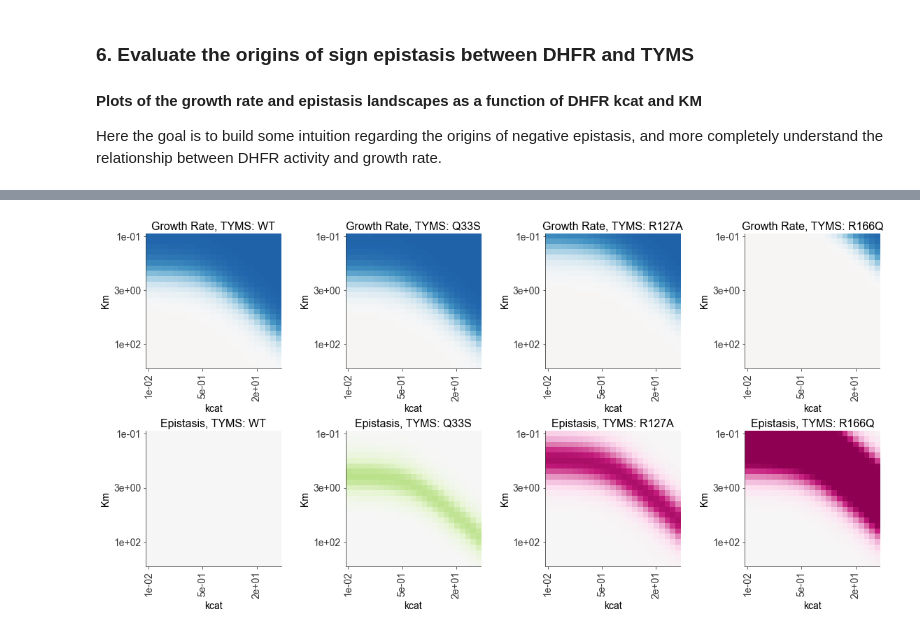
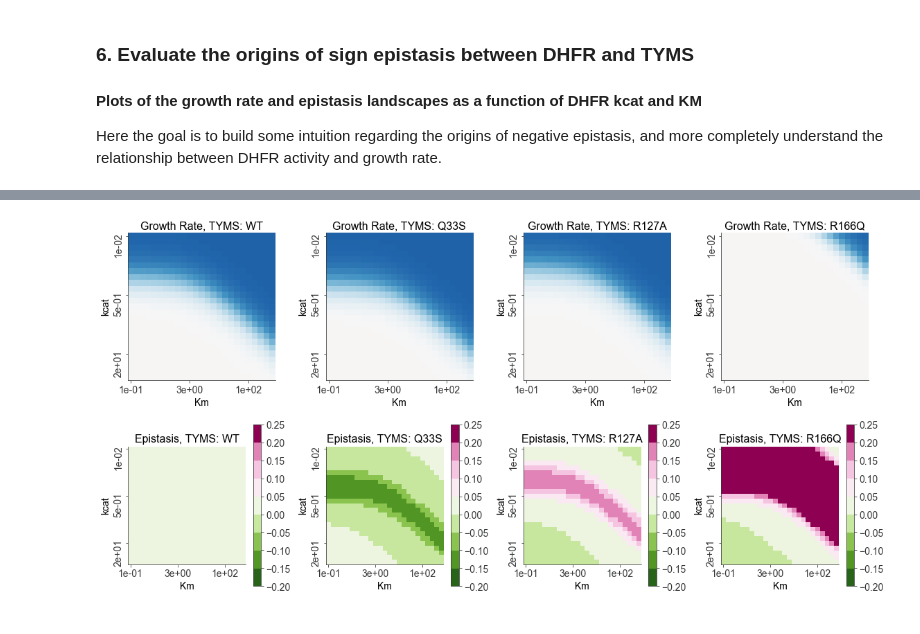
Before and after one commit to reynoldsk/dhfr-tyms-epistasis, a Jupyter notebook: 1_KGModel.ipynb, the cells around one changed output, grey strips where cells are left out. Cells and saved outputs as stored; diff of their text form; code cells hidden in the pictures.

```diff
--- a/1_KGModel.ipynb
+++ b/1_KGModel.ipynb
@@ -736,7 +738,7 @@ for i in range(Nsamp):
         c_dh_all2samp[i] = kg_all_fit2.x[5]
         g_params_all2samp[i,:] = kg_all_fit2.x[6:]
 
-        gr_pred_allfit2samp[i,:,:] = calcGR(Ftot_all2samp[i],c_ts_all2samp[i,:],c_dh_all2samp[i],\
+        gr_pred_allfit2samp[i,:,:] = calcGR(Ftot_all2samp[i],c_ts_all2samp[i,0],c_ts_all2samp[i,:],c_dh_all2samp[i],\
                                             tskcat_sel,dhkcat_sel,tskm_sel,dhkm_sel,g_params_all2samp[i,:])
 
 #calculate means and error on the parameters
@@ -977,7 +980,13 @@ If we constrain the model to only fit a single TYMS concentration, the overall c
 We also visualize the growth rate and epistasis predictions for our best fit model as a heatmap.
 # %%
 plt.figure(num='h2',figsize=(8,8))
-divnorm = colors.TwoSlopeNorm(vmin=-0.25, vcenter=0, vmax=0.6)
+#divnorm = colors.TwoSlopeNorm(vmin=-0.25, vcenter=0, vmax=0.6)
+bounds = np.arange(-0.2, 0.3, 0.05)
+base = plt.cm.get_cmap('PiYG_r')
+cmap_discrete = base(np.linspace(0,1,len(bounds)))
+newmap = colors.ListedColormap(cmap_discrete)
+newmap.set_bad(color='grey')
+norm_epi = colors.BoundaryNorm(bounds,newmap.N)
 
 plt.subplot(2,2,1)
 plt.imshow(g_rates_mean,vmin=0, vmax=2,cmap='RdBu_r')
@@ -1001,7 +1010,7 @@ plt.title('Predicted GR', fontsize=16)
 plt.colorbar()
 
 plt.subplot(2,2,3)
-plt.imshow(epi_meas,norm=divnorm,cmap='PiYG_r')
+plt.imshow(epi_meas,norm=norm_epi,cmap=newmap)
 plot_style.grid_maker(g_rates_mean,'h2')
 plt.yticks(np.arange(0,len(DHFR_mut)),\
                              labels=DHFR_mut)
@@ -1011,7 +1020,7 @@ plt.xticks(np.arange(0,len(TYMS_mut)),\
 plt.title('Measured Epi', fontsize=16)
 
 plt.subplot(2,2,4)
-plt.imshow(epi_pred,norm=divnorm,cmap='PiYG_r')
+plt.imshow(epi_pred,norm=norm_epi,cmap=newmap)
 plot_style.grid_maker(g_rates_mean,'h2')
 plt.yticks(np.arange(0,len(DHFR_mut)),\
                              labels=DHFR_mut)
@@ -1043,13 +1052,17 @@ for i,ts in enumerate(TYMS_mut):
     #(across each TYMS background)
     for j,kcat in enumerate(dhkcat_vary):
         for k,km in enumerate(dhKm_vary):
-            gr = calcGR(Ftot_all2,c_ts_all2[i],c_dh_all2,TYMS_kcat[ts],kcat,TYMS_Km[ts],km,g_params_all2)
+            gr = calcGR(Ftot_all2,c_ts_all2[0],c_ts_all2[i],c_dh_all2,TYMS_kcat[ts],kcat,TYMS_Km[ts],km,g_params_all2)
             gr_varydh[ts][j,k] = gr
 
 #Now - we go back and calculate growth rate epistasis for the different TYMS variants
 epi_varydh = {}
+sig_epi_kcat = {}
+sig_epi_kcatKm = {}
 for i,ts in enumerate(TYMS_mut):
     epi_varydh[ts] = np.zeros((len(dhkcat_vary),len(dhKm_vary)))
+    sig_epi_kcat[ts] = []
+    sig_epi_kcatKm[ts] = []
     if ts == 'WT':
         kcat_grid = np.zeros((len(dhkcat_vary),len(dhKm_vary)))
         km_grid = np.zeros((len(dhkcat_vary),len(dhKm_vary)))
@@ -1058,10 +1071,14 @@ for i,ts in enumerate(TYMS_mut):
                 epi_varydh[ts][j,k] = gr_varydh[ts][j,k] + (gr_pred_allfit2[1,0] - gr_pred_allfit2[1,i] - gr_varydh['WT'][j,k])
                 kcat_grid[j,k] = dkcat
                 km_grid[j,k] = dkm
+
     else:
         for j,dkcat in enumerate(dhkcat_vary):
             for k,dkm in enumerate(dhKm_vary):
                 epi_varydh[ts][j,k] = gr_varydh[ts][j,k] + (gr_pred_allfit2[1,0] - gr_pred_allfit2[1,i] - gr_varydh['WT'][j,k])
+                if np.abs(epi_varydh[ts][j,k]) > 0.05:
+                    sig_epi_kcat[ts].append(dkcat)
+                    sig_epi_kcatKm[ts].append(dkcat/dkm)
 # %%
 #create landscape plots of growth rate as function of DHFR kcat and Km
 #for each of the three TYMS backgrounds, and layer on the experimental measurements
@@ -1089,31 +1106,32 @@ plt.savefig('Figs/KGModelLandscapes.pdf')
 # %%
 #create heatmaps of growth rate and epistasis as a function of DHFR kcat and Km
 #for each of the four TYMS backgounds
 plt.figure(num='h3',figsize=(16,8))
 for i,ts in enumerate(TYMS_mut):
     plt.subplot(2,4,(i+1))
     plt.imshow(gr_varydh[ts],cmap='RdBu_r',vmax=2,vmin=0)
     plt.title('Growth Rate, TYMS: '+ts,fontsize=16)
-    plt.xticks(np.arange(0,len(dhkcat_vary),10),rotation='vertical',\
+    plt.yticks(np.arange(0,len(dhkcat_vary),10),rotation='vertical',\
                              labels=['%1.0e' %dhkcat_vary[i] for i in np.arange(0,len(dhkcat_vary),10)])
-    plt.yticks(np.arange(0,len(dhKm_vary),10),\
+    plt.xticks(np.arange(0,len(dhKm_vary),10),\
                              labels=['%1.0e' %dhKm_vary[i] for i in np.arange(0,len(dhKm_vary),10)])
-    plt.xlabel('kcat',fontsize=14)
-    plt.ylabel('Km',fontsize=14)
+    plt.ylabel('kcat',fontsize=14)
+    plt.xlabel('Km',fontsize=14)
 
 
     plt.subplot(2,4,(i+5))
-    plt.imshow(epi_varydh[ts],cmap='PiYG_r',norm=divnorm)
+    plt.imshow(epi_varydh[ts],cmap=newmap,norm=norm_epi)
     plt.title('Epistasis, TYMS: '+ts,fontsize=16)
-    plt.xticks(np.arange(0,len(dhkcat_vary),10),rotation='vertical',\
+    plt.yticks(np.arange(0,len(dhkcat_vary),10),rotation='vertical',\
                              labels=['%1.0e' %dhkcat_vary[i] for i in np.arange(0,len(dhkcat_vary),10)])
-    plt.yticks(np.arange(0,len(dhKm_vary),10),\
+    plt.xticks(np.arange(0,len(dhKm_vary),10),\
                              labels=['%1.0e' %dhKm_vary[i] for i in np.arange(0,len(dhKm_vary),10)])
-    plt.xlabel('kcat',fontsize=14)
-    plt.ylabel('Km',fontsize=14)
+    plt.colorbar()
+    plt.ylabel('kcat',fontsize=14)
+    plt.xlabel('Km',fontsize=14)
 
 
 plt.tight_layout()
 plt.savefig('Figs/KGModel_DHvaryHeatMaps.pdf')
 # %% [output]
-[figure, old version]
+[figure, new version]
```
Also changed, not shown: parts of 6 cells of this notebook, 3 other files.
